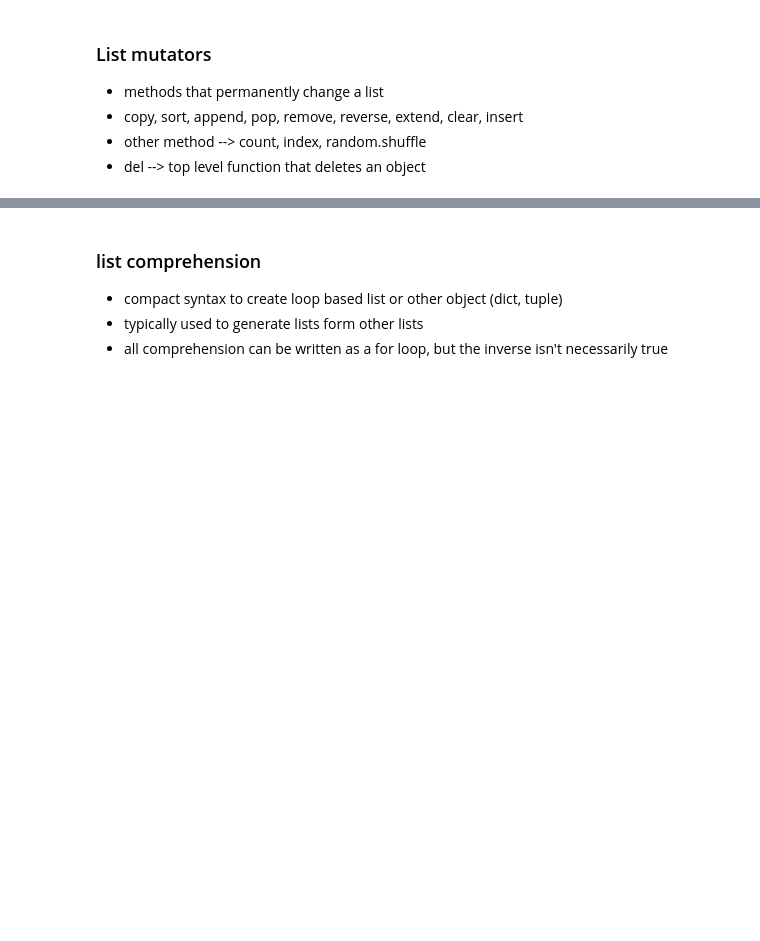
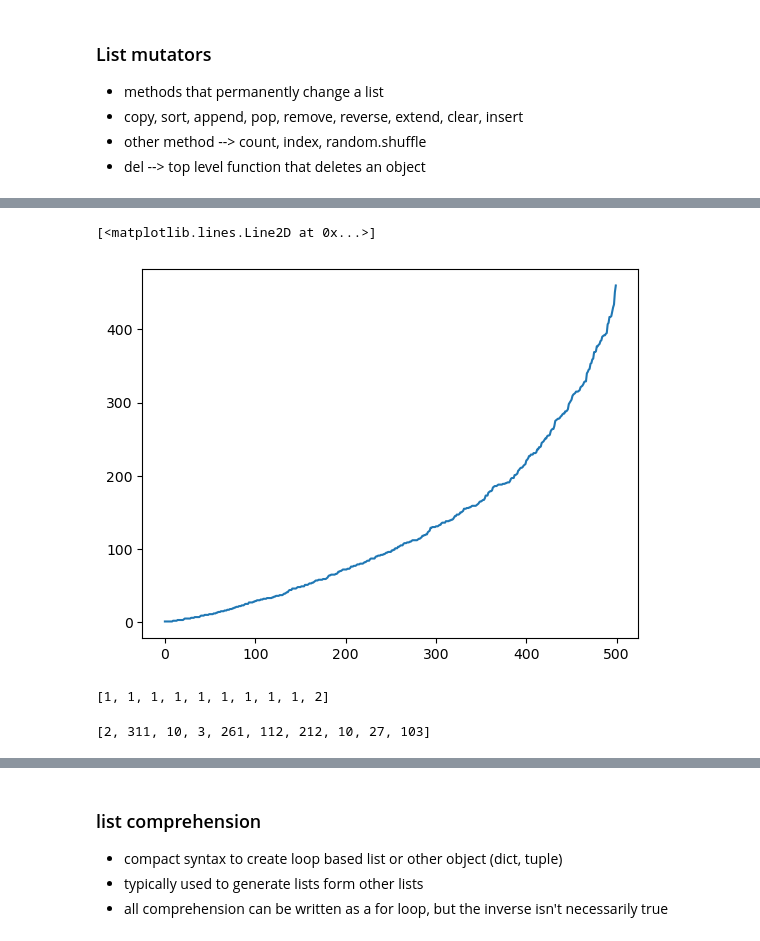
Before and after one commit to RoshaniVijayan/OIM3640_SP24, a Jupyter notebook: 09-Lists.ipynb, the cells around one changed output, grey strips where cells are left out. Cells and saved outputs as stored; diff of their text form; code cells hidden in the pictures; blank space fills up the shorter version.

```diff
--- a/09-Lists.ipynb
+++ b/09-Lists.ipynb
@@ -17,0 +68,14 @@ x = [ 1, 2, 3]
+# %%
+data.sort()
+plt.plot(data)
+# %% [output]
+[<matplotlib.lines.Line2D at 0x...>]
+[figure, added]
+# %%
+sorted(data)[:10]
+# %% [output]
+[1, 1, 1, 1, 1, 1, 1, 1, 1, 2]
+# %%
+data[:10]
+# %% [output]
+[2, 311, 10, 3, 261, 112, 212, 10, 27, 103]
```
Also changed, not shown: parts of 40 cells of this notebook, 3 other files.
